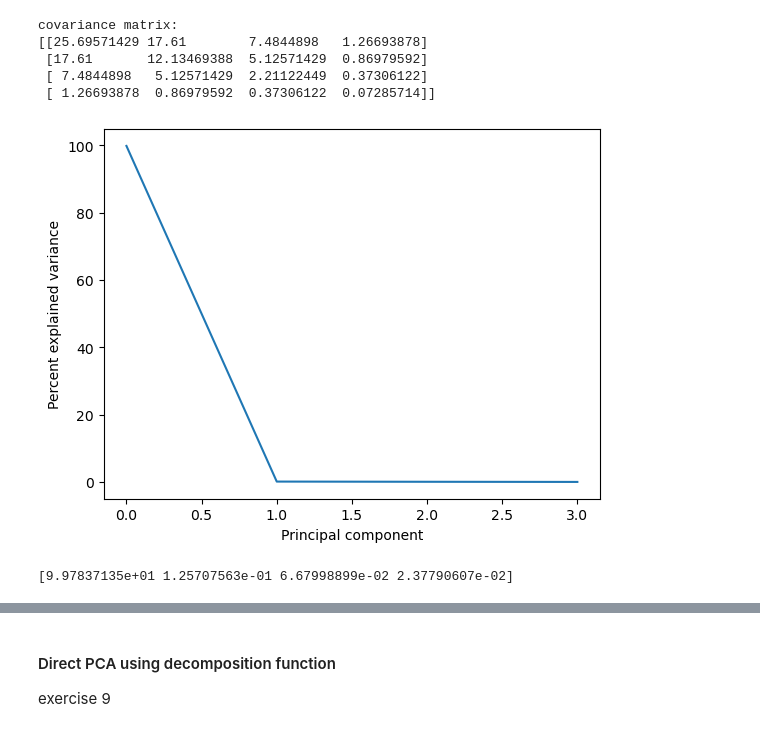
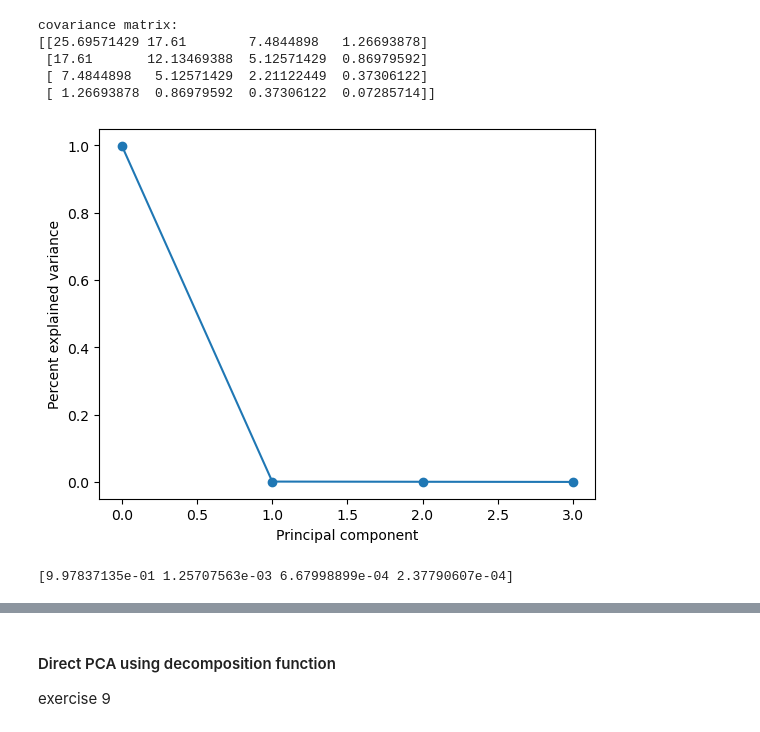
Before and after one commit to amirbous/DTUImageAnalysis, a Jupyter notebook: walkthrough/ex1b-PCA/answers.ipynb, the cells around one changed output, grey strips where cells are left out. Cells and saved outputs as stored; diff of their text form; code cells hidden in the pictures.

```diff
--- a/walkthrough/ex1b-PCA/answers.ipynb
+++ b/walkthrough/ex1b-PCA/answers.ipynb
@@ -77,15 +69,16 @@ covariance matrix:
 #eigenvector analysis
 values, vectors = np.linalg.eig(c_x) # Here c_x is your covariance matrix.
 # %%
-v_norm = values / values.sum() * 100
+v_norm = values / values.sum()
 plt.plot(v_norm)
+plt.scatter(range(4), v_norm)
 plt.xlabel('Principal component')
 plt.ylabel('Percent explained variance')
 plt.show()
 print(v_norm)
 # %% [output]
-[figure, old version]
+[figure, new version]
-[9.97837135e+01 1.25707563e-01 6.67998899e-02 2.37790607e-02]
+[9.97837135e-01 1.25707563e-03 6.67998899e-04 2.37790607e-04]
 # %%
 pc_proj = vectors.T.dot(data.T)
 # %%
```
Also changed, not shown: parts of 5 cells of this notebook, 5 other files.
